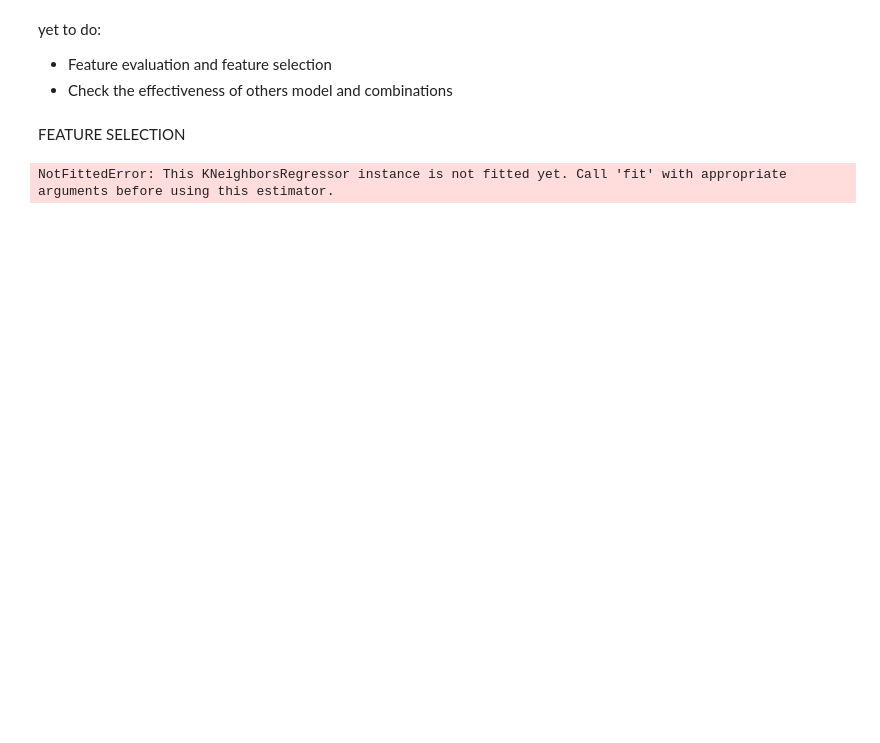
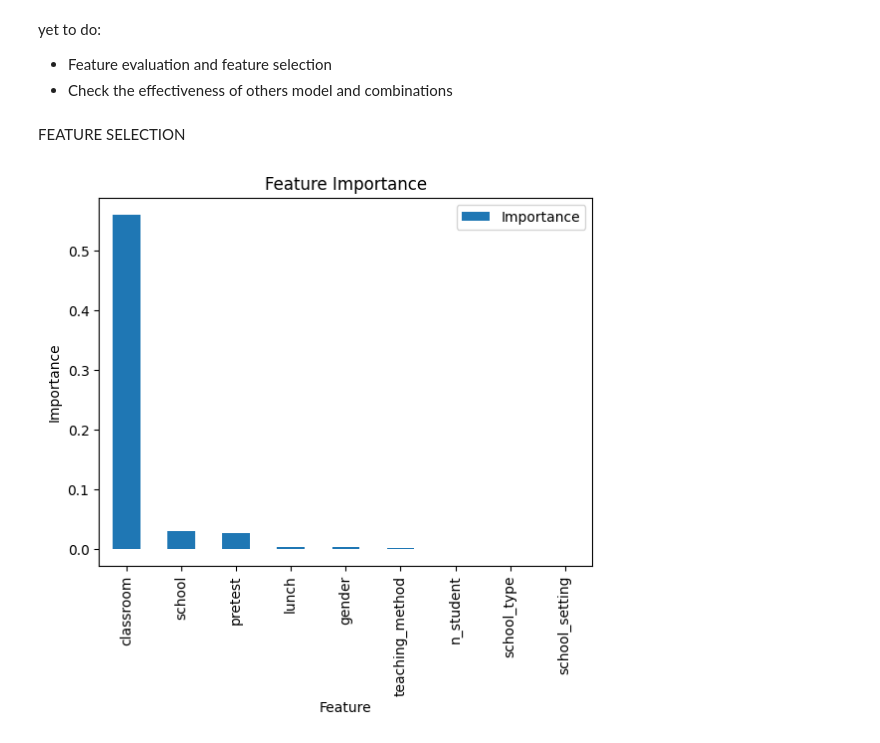
Before and after one commit to SickParents/ML_Project, a Jupyter notebook: boh.ipynb, the cells around one changed output. Cells and saved outputs as stored; diff of their text form; code cells hidden in the pictures; blank space fills up the shorter version.

```diff
--- a/boh.ipynb
+++ b/boh.ipynb
@@ -595,15 +604,15 @@ yet to do:
 FEATURE SELECTION
 # %%
 # Calcola l'importanza delle feature
-knn_model = best_model_pipeline.named_steps['classifier']
+knn_model = rs_best.best_estimator_
 result = permutation_importance(knn_model, X_train, y_train, n_repeats=30, random_state=0)
 # Visualizza l'importanza delle feature
 importance_df = pd.DataFrame(result.importances_mean, index=X_train.columns, columns=['Importance']).sort_values(by='Importance', ascending=False)
 # Visualizza i risultati
 importance_df.plot(kind='bar')
 plt.title('Feature Importance')
 plt.xlabel('Feature')
 plt.ylabel('Importance')
 plt.show()
 # %% [output]
-NotFittedError: This KNeighborsRegressor instance is not fitted yet. Call 'fit' with appropriate arguments before using this estimator.
+[figure, added]
```
Also changed, not shown: parts of 20 cells of this notebook.
